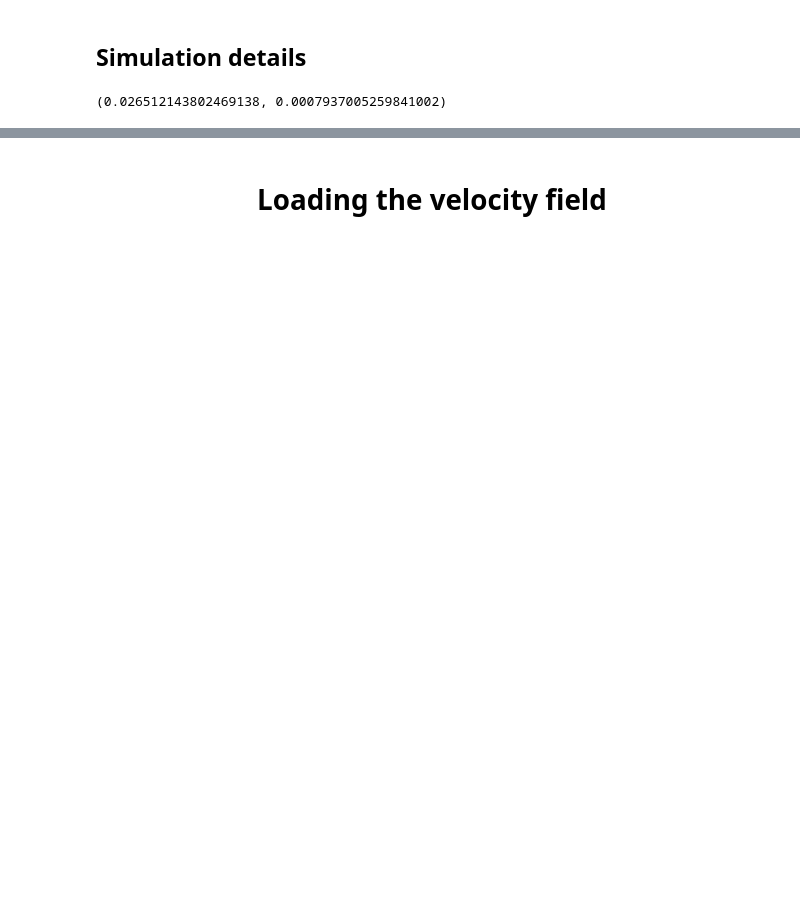
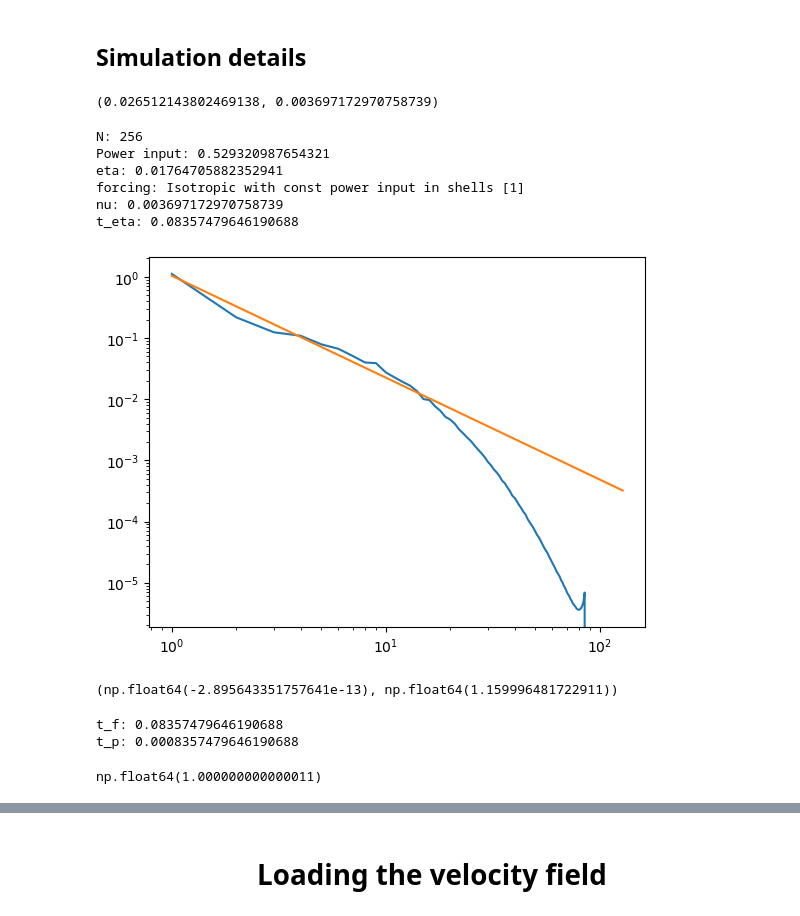
Before and after one commit to Rajarshi-prime/HIT_3D, a Jupyter notebook: plots.ipynb, the cells around one changed output, grey strips where cells are left out. Drawn from its saved outputs; the diff is of its cells as text; code cells hidden in the pictures; blank space fills up the shorter version.

```diff
--- a/plots.ipynb
+++ b/plots.ipynb
@@ -11,11 +12,14 @@ from scipy.fft import rfftn, irfftn,fftfreq
 # %% [markdown]
 ## Simulation details
 # %%
-N = 1024
+N = 256
 num_slabs = 256
-nu0 = 8.192 #! Viscosity for N = 1
+nu0 = 3.5 #! Viscosity for N = 1
+m = 1.5 #! Desired kmax*eta
+nu = nu0*(m/N)**(4/3)  #? scaling with resolution. For 512, nu = 0.002 with m = 2#! Need to add scaling for hyperviscosity
+# nu0 = 8.192 #! Viscosity for N = 1
 # nu0 = 4.714 #! Viscosity from Pope's 256 run
-nu = nu0/(N**(4/3))  #? scaling with resolution. For 512, nu = 0.002 #! Need to add scaling for hyperviscosity
+# nu = nu0/(N**(4/3))  #? scaling with resolution. For 512, nu = 0.002 #! Need to add scaling for hyperviscosity
 isforcing = True
 eta = 2/(N//3)
 nshells = 2
@@ -24,4 +28,30 @@ m = 4
 f0 = (nu0**3/(3*m)**4)
 f0,nu
 # %% [output]
-(0.026512143802469138, 0.0007937005259841002)
+(0.026512143802469138, 0.003697172970758739)
+# %%
+u = np.zeros((3,N,N,N),dtype=np.float64)
+with h5py.File("/mnt/pfs/rajarshi.chattopadhyay/codes/HIT_3D/data/forced_True/N_256_Re_270.5/time_40.0/Fields.hdf5","r") as f:
+    u[0] = f['u']
+    u[1] = f['v']
+    u[2] = f['w']
+    ek_arr = f['Energy_Spectrum'][:]
+    for attr_name, attr_value in f.attrs.items():
+        print(f"{attr_name}: {attr_value}")
+# %% [output]
+N: 256
+Power input: 0.529320987654321
+eta: 0.01764705882352941
+forcing: Isotropic with const power input in shells [1]
+nu: 0.003697172970758739
+t_eta: 0.08357479646190688
+# %%
+P = 0.529320987654321
+# %%
+k = np.arange(1,ek_arr.size)
+plt.plot(k,ek_arr[1:]/TWO_PI**3)
+plt.plot(k, 1.6*P**(2/3)*k**(-5/3) )
+plt.xscale("log")
+plt.yscale("log")
+# %% [output]
+[figure, added]
@@ -27,0 +65,17 @@ f0,nu
+# %%
+div.min(),u.std()
+# %% [output]
+(np.float64(-2.895643351757641e-13), np.float64(1.159996481722911))
+# %%
+u = np.zeros((3,N,N,N),dtype=np.float64)
+with h5py.File(f"/mnt/pfs/rajarshi.chattopadhyay/codes/HIT_3D/data/forced_True/N_256_Re_270.5/time_40.0/st_{0.01}/n.hdf5","r") as f:
+    n = f['n'][:]
+    for attr_name, attr_value in f.attrs.items():
+        print(f"{attr_name}: {attr_value}")
+# %% [output]
+t_f: 0.08357479646190688
+t_p: 0.0008357479646190688
+# %%
+n.mean()
+# %% [output]
+np.float64(1.000000000000011)
```
Also changed, not shown: parts of 20 cells of this notebook, 4 other files.
